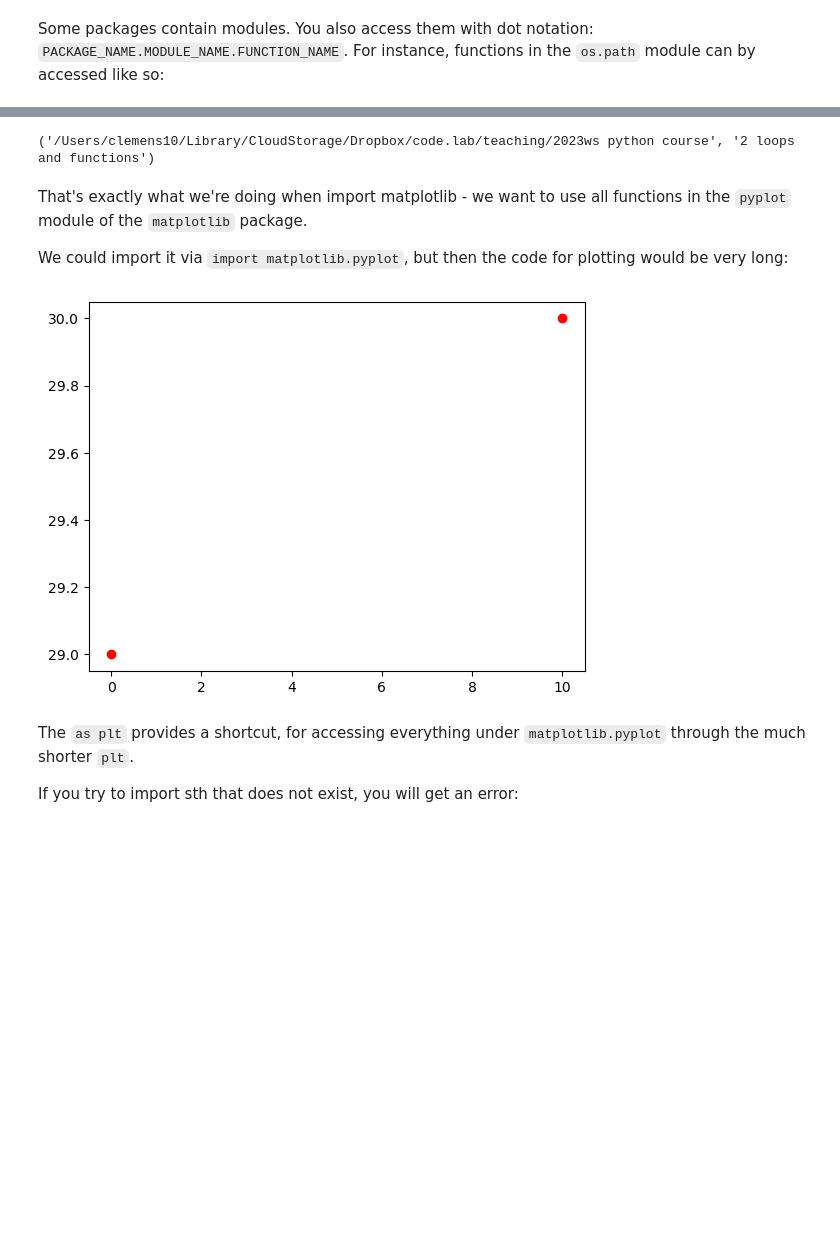
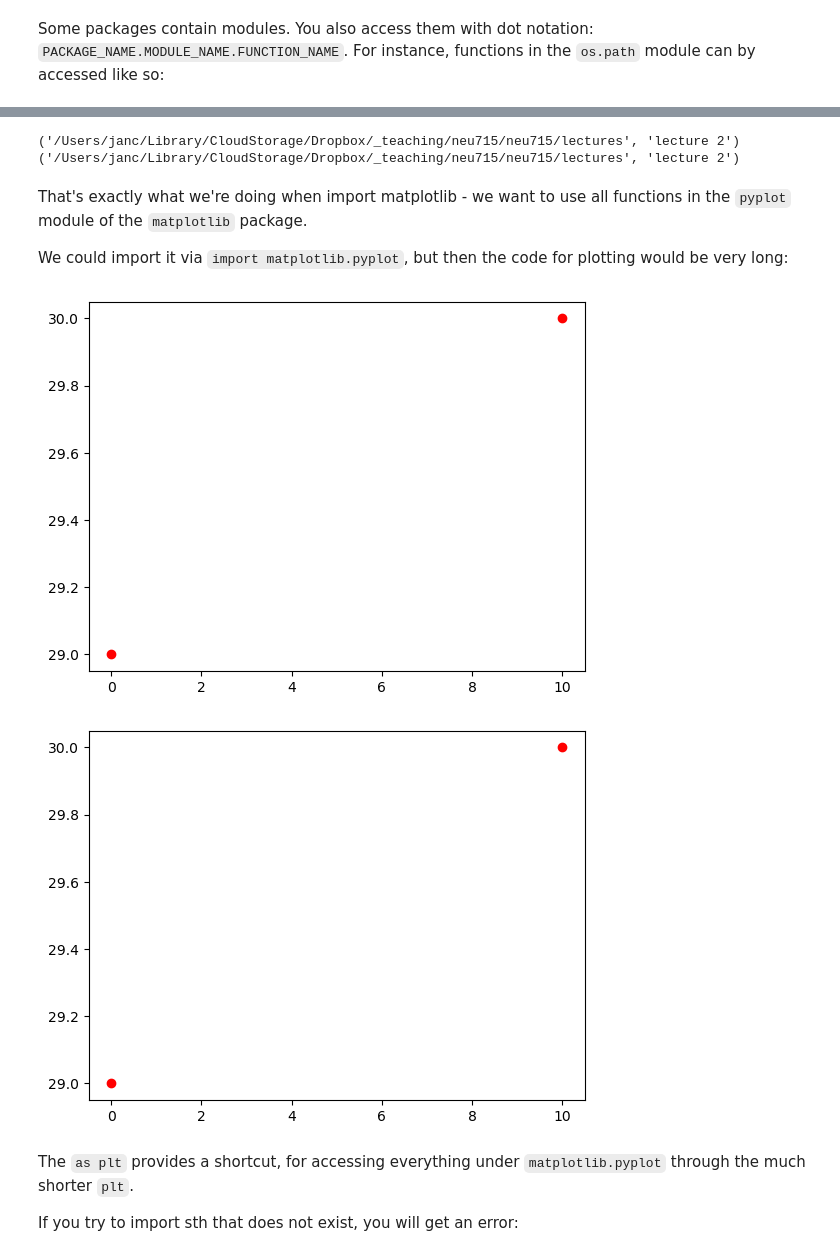
Before and after one commit to janclemenslab/neu715, a Jupyter notebook: docs/_sources/lectures/lecture 2/2.05_imports.ipynb, the cells around one changed output, grey strips where cells are left out. Drawn from its saved outputs; the diff is of its cells as text; code cells hidden in the pictures; blank space fills up the shorter version.

```diff
--- a/docs/_sources/lectures/lecture 2/2.05_imports.ipynb
+++ b/docs/_sources/lectures/lecture 2/2.05_imports.ipynb
@@ -40,8 +46,10 @@ Referring to modules within packages can lead to long names or sometimes you wan
 # %%
 import os.path as osp
 print(osp.split(current_dir))  # this is equivalent to calling `os.path.split()`
+print(os.path.split(current_dir))
 # %% [output]
-('/Users/clemens10/Library/CloudStorage/Dropbox/code.lab/teaching/2023ws python course', '2 loops and functions')
+('/Users/janc/Library/CloudStorage/Dropbox/_teaching/neu715/neu715/lectures', 'lecture 2')
+('/Users/janc/Library/CloudStorage/Dropbox/_teaching/neu715/neu715/lectures', 'lecture 2')
 # %% [markdown]
 That's exactly what we're doing when import matplotlib - we want to use all functions in the `pyplot` module of the `matplotlib` package.
 
@@ -49,10 +57,18 @@ We could import it via `import matplotlib.pyplot`, but then the code for plottin
 # %%
 import matplotlib.pyplot
 
 matplotlib.pyplot.plot([0, 10], [29, 30], 'or')
 matplotlib.pyplot.show()
+
+
+# the above is the same as:
+import matplotlib.pyplot as alias
+
+alias.plot([0, 10], [29, 30], 'or')
+alias.show()
 # %% [output]
 [figure]
+[figure, added]
 # %% [markdown]
 The `as plt` provides a shortcut, for accessing everything under `matplotlib.pyplot` through the much shorter `plt`.
 
```
Also changed, not shown: parts of 10 cells of this notebook, 12 other files.
